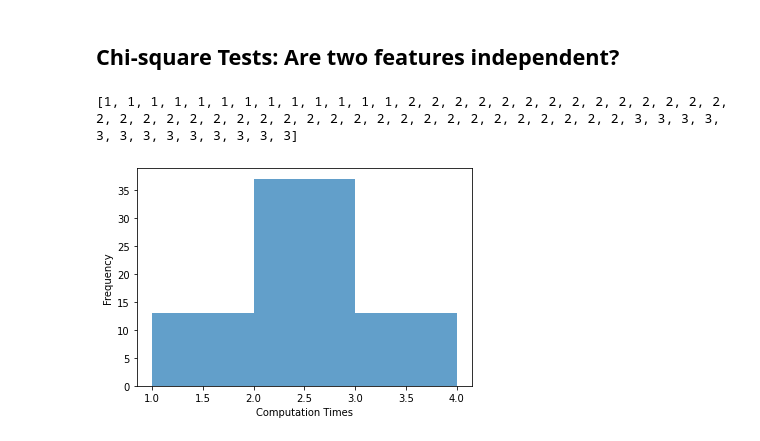
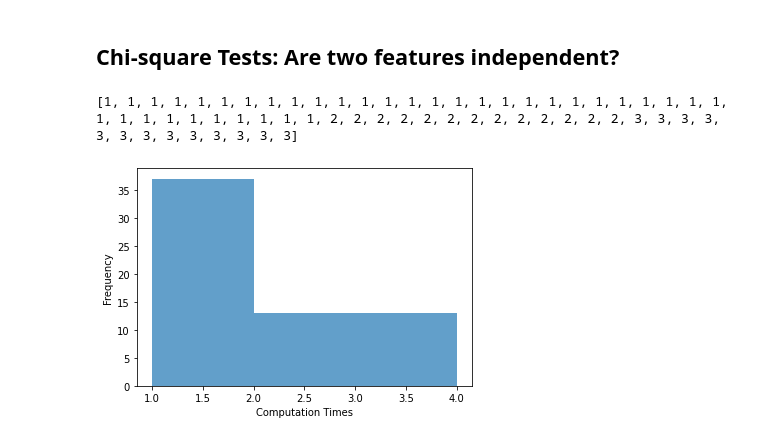
Before and after one commit to ga67vib/Algorithms-For-Stochastic-Games, a Jupyter notebook: visualizations/visualizations.ipynb, the cells around one changed output. Drawn from its saved outputs; the diff is of its cells as text; code cells hidden in the pictures.

```diff
--- a/visualizations/visualizations.ipynb
+++ b/visualizations/visualizations.ipynb
@@ -605,25 +759,25 @@ def bin_estimate(length):
 # %%
 #Histograms
 #Each Bin should contain at least (recommended) 13 entries
 #https://docs.scipy.org/doc/scipy/reference/generated/scipy.stats.chisquare.html
 prop = "NumUnknown"
 
-x_set = [1]*13 + [2]*37 + [3]*13
-y_set = [100]*13 + [300]*37 + [500]*13
+x_set = [1]*37 + [2]*13 + [3]*13
+y_set = [100]*37 + [300]*13 + [500]*13
 print(x_set)
 x_bins = (1, 2, 3, 4)#bin_estimate(len(data_set))
 y_bins = (100, 300, 500, 700)
 
 x_hist_gram = np.histogram(x_set, bins=x_bins)
 y_hist_gram = np.histogram(y_set, bins=(100, 200, 300))
 n, bins, patches = plt.hist(x=x_set, bins=x_bins, alpha = 0.7)
 plt.xlabel('Computation Times')
 plt.ylabel('Frequency')
 
 plt.show()
 # %% [output]
-[1, 1, 1, 1, 1, 1, 1, 1, 1, 1, 1, 1, 1, 2, 2, 2, 2, 2, 2, 2, 2, 2, 2, 2, 2, 2, 2, 2, 2, 2, 2, 2, 2, 2, 2, 2, 2, 2, 2, 2, 2, 2, 2, 2, 2, 2, 2, 2, 2, 2, 3, 3, 3, 3, 3, 3, 3, 3, 3, 3, 3, 3, 3]
+[1, 1, 1, 1, 1, 1, 1, 1, 1, 1, 1, 1, 1, 1, 1, 1, 1, 1, 1, 1, 1, 1, 1, 1, 1, 1, 1, 1, 1, 1, 1, 1, 1, 1, 1, 1, 1, 2, 2, 2, 2, 2, 2, 2, 2, 2, 2, 2, 2, 2, 3, 3, 3, 3, 3, 3, 3, 3, 3, 3, 3, 3, 3]
-[figure, old version]
+[figure, new version]
 # %%
 
 H, xedges, yedges = np.histogram2d(x_set, y_set, bins=(x_bins, y_bins))
```
Also changed, not shown: parts of 27 cells of this notebook, 1 other file.
